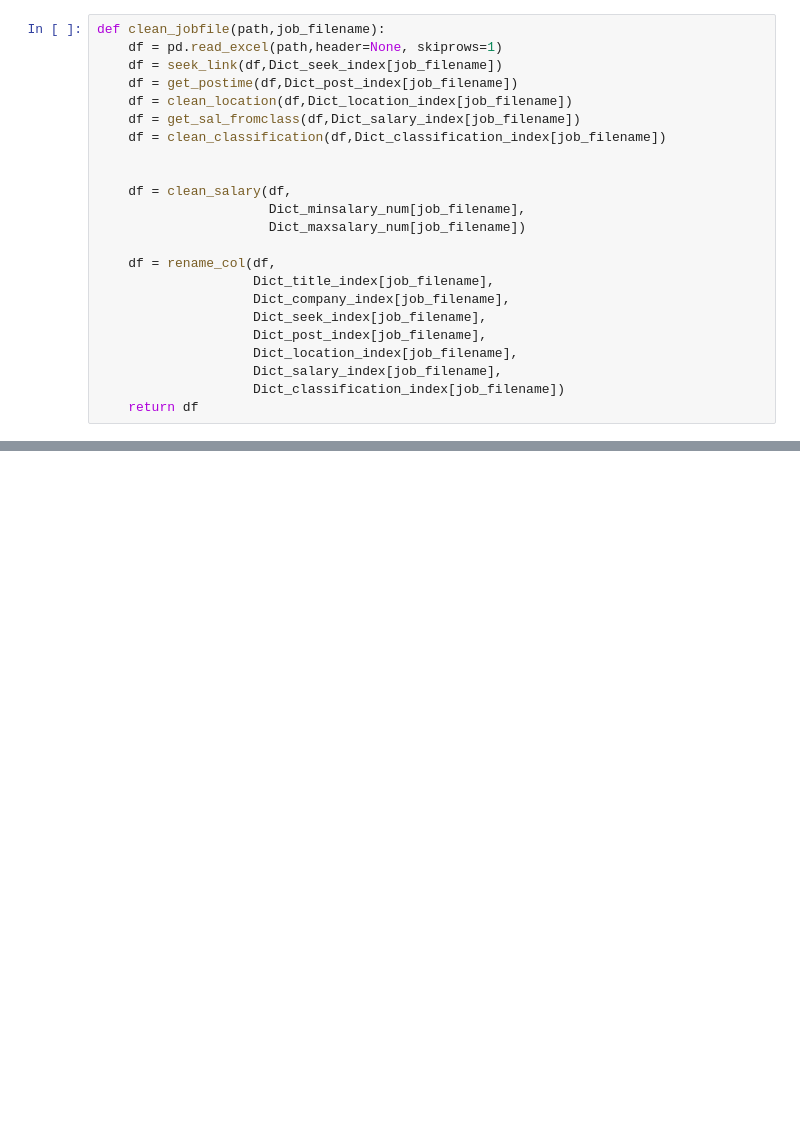
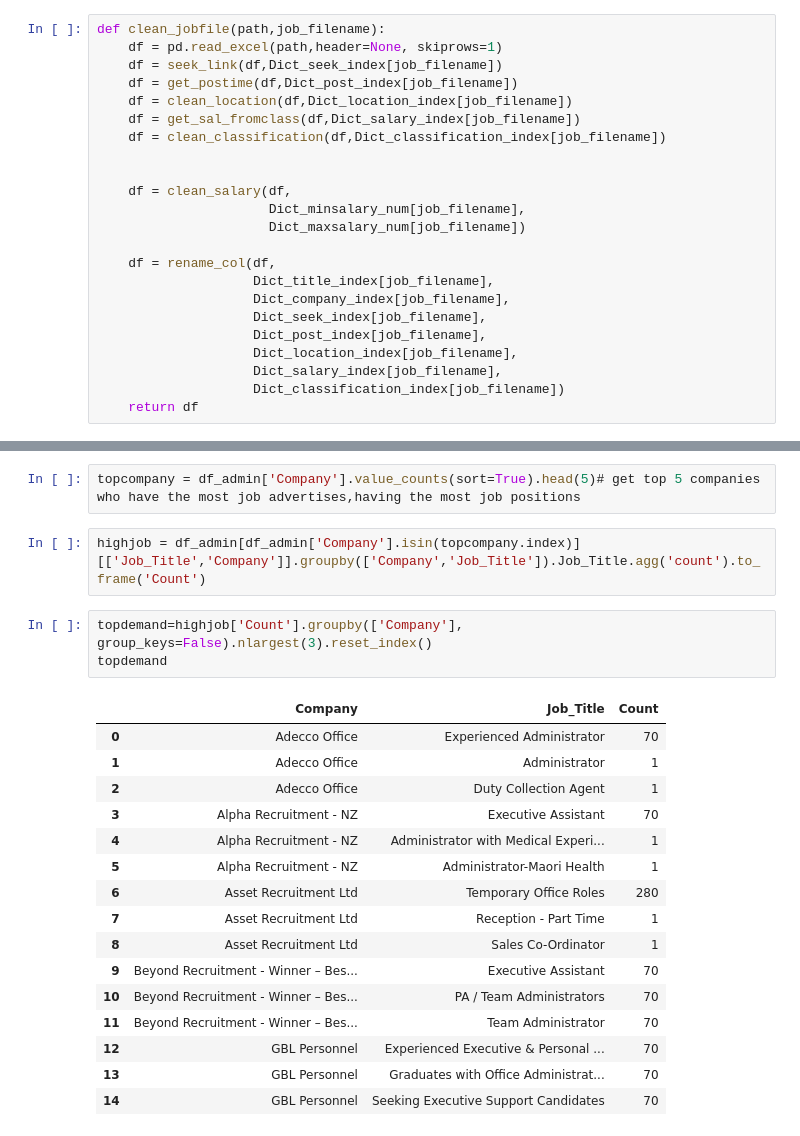
Before and after one commit to QIUYAN08042/NZseek_project, a Jupyter notebook: Functionalized.ipynb, the cells around one changed output, grey strips where cells are left out. Drawn from its saved outputs; the diff is of its cells as text; blank space fills up the shorter version.

```diff
--- a/Functionalized.ipynb
+++ b/Functionalized.ipynb
@@ -273,0 +300,24 @@ import seaborn as sns
+# %%
+topcompany = df_admin['Company'].value_counts(sort=True).head(5)# get top 5 companies who have the most job advertises,having the most job positions
+# %%
+highjob = df_admin[df_admin['Company'].isin(topcompany.index)][['Job_Title','Company']].groupby(['Company','Job_Title']).Job_Title.agg('count').to_frame('Count')
+# %%
+topdemand=highjob['Count'].groupby(['Company'], group_keys=False).nlargest(3).reset_index()
+topdemand
+# %% [output]
+|  | Company | Job_Title | Count |
+| 0 | Adecco Office | Experienced Administrator | 70 |
+| 1 | Adecco Office | Administrator | 1 |
+| 2 | Adecco Office | Duty Collection Agent | 1 |
+| 3 | Alpha Recruitment - NZ | Executive Assistant | 70 |
+| 4 | Alpha Recruitment - NZ | Administrator with Medical Experi... | 1 |
+| 5 | Alpha Recruitment - NZ | Administrator-Maori Health | 1 |
+| 6 | Asset Recruitment Ltd | Temporary Office Roles | 280 |
+| 7 | Asset Recruitment Ltd | Reception - Part Time | 1 |
+| 8 | Asset Recruitment Ltd | Sales Co-Ordinator | 1 |
+| 9 | Beyond Recruitment - Winner – Bes... | Executive Assistant | 70 |
+| 10 | Beyond Recruitment - Winner – Bes... | PA / Team Administrators | 70 |
+| 11 | Beyond Recruitment - Winner – Bes... | Team Administrator | 70 |
+| 12 | GBL Personnel | Experienced Executive & Personal ... | 70 |
+| 13 | GBL Personnel | Graduates with Office Administrat... | 70 |
+| 14 | GBL Personnel | Seeking Executive Support Candidates | 70 |
```
Also changed, not shown: parts of 16 cells of this notebook.
